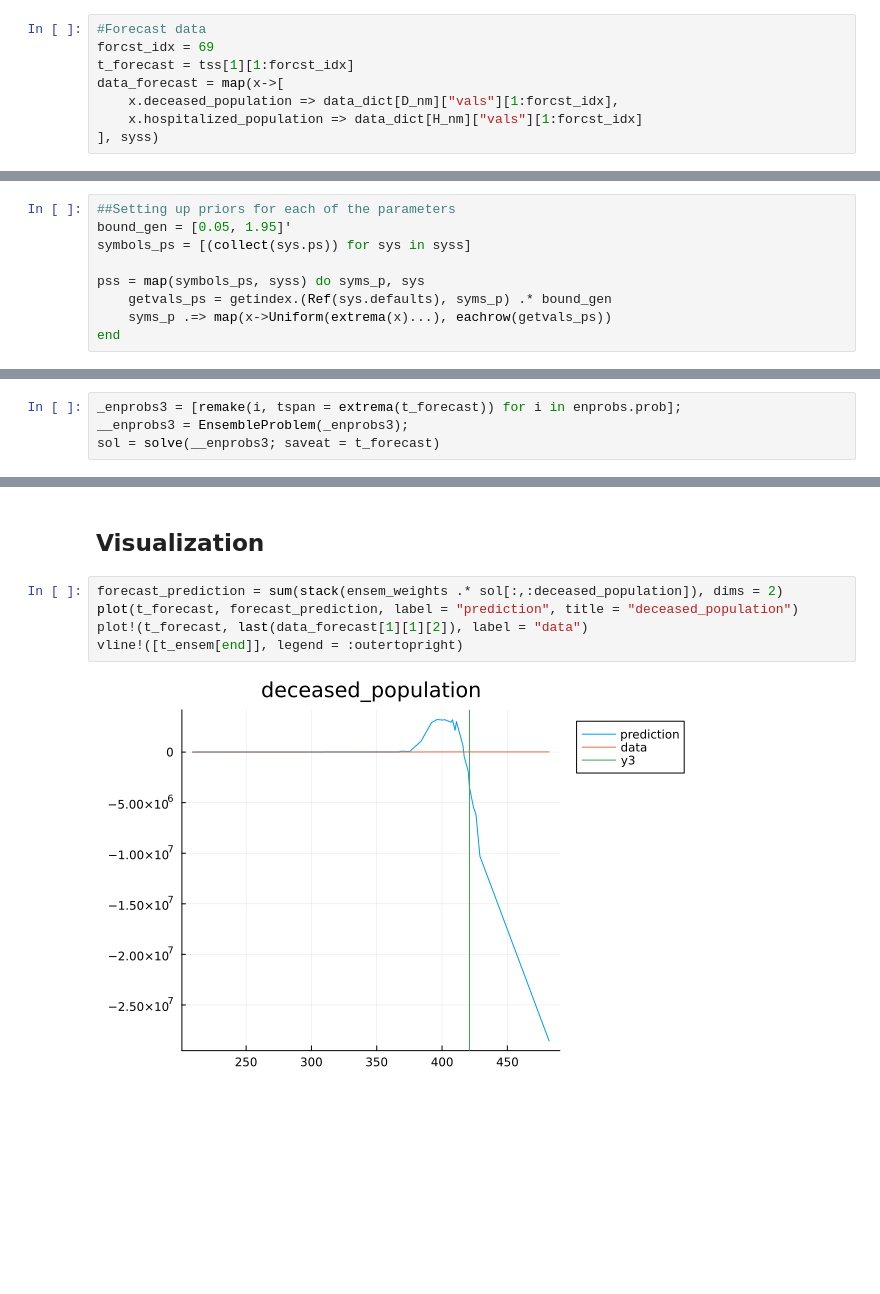
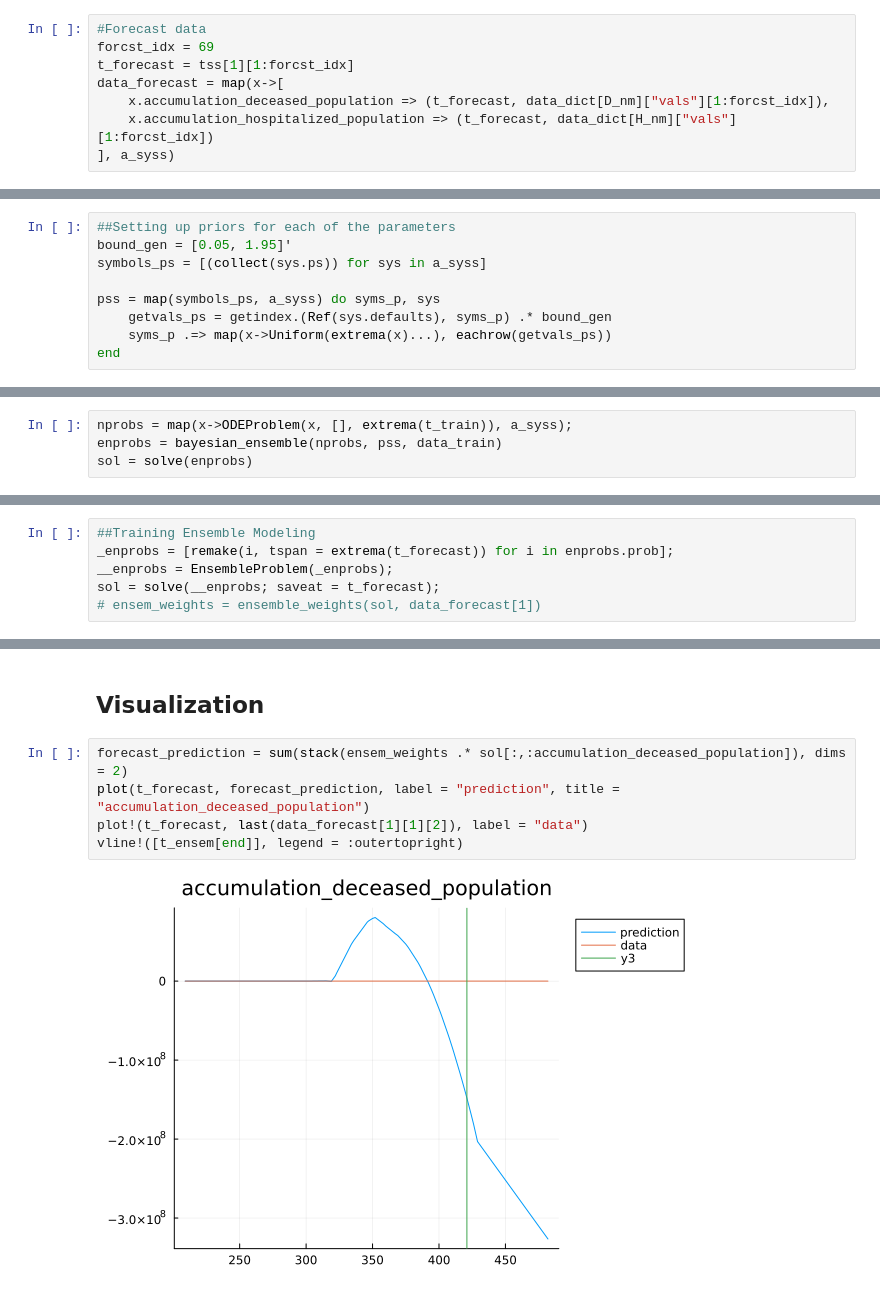
Before and after one commit to DARPA-ASKEM/TA3_Evaluation_Resources, a Jupyter notebook: BayesianEnsembleChallenge.ipynb, the cells around one changed output, grey strips where cells are left out. Cells and saved outputs as stored; diff of their text form; blank space fills up the shorter version.

Commit message:
Update BayesianEnsembleChallenge

```diff
--- a/BayesianEnsembleChallenge.ipynb
+++ b/BayesianEnsembleChallenge.ipynb
@@ -141,7 +150,7 @@ data_ensem = map(x->[
 forcst_idx = 69
 t_forecast = tss[1][1:forcst_idx]
 data_forecast = map(x->[
-    x.deceased_population => data_dict[D_nm]["vals"][1:forcst_idx],
-    x.hospitalized_population => data_dict[H_nm]["vals"][1:forcst_idx]
-], syss)
+    x.accumulation_deceased_population => (t_forecast, data_dict[D_nm]["vals"][1:forcst_idx]),
+    x.accumulation_hospitalized_population => (t_forecast, data_dict[H_nm]["vals"][1:forcst_idx])
+], a_syss)
 # %% [output]
@@ -200,9 +163,9 @@ data_forecast = map(x->[
 # %%
 ##Setting up priors for each of the parameters
 bound_gen = [0.05, 1.95]'
-symbols_ps = [(collect(sys.ps)) for sys in syss]
+symbols_ps = [(collect(sys.ps)) for sys in a_syss]
 
-pss = map(symbols_ps, syss) do syms_p, sys
+pss = map(symbols_ps, a_syss) do syms_p, sys
     getvals_ps = getindex.(Ref(sys.defaults), syms_p) .* bound_gen
     syms_p .=> map(x->Uniform(extrema(x)...), eachrow(getvals_ps))
 end
@@ -221,0 +177,4 @@ sol = solve(enprobs)
+# %%
+nprobs = map(x->ODEProblem(x, [], extrema(t_train)), a_syss);
+enprobs = bayesian_ensemble(nprobs, pss, data_train)
+sol = solve(enprobs)
@@ -319,19 +282,21 @@ ErrorException: Expects 65 elements in each col of y, found 69.
 # %% [markdown]
 ## Forecasting
 # %%
-_enprobs3 = [remake(i, tspan = extrema(t_forecast)) for i in enprobs.prob];
-__enprobs3 = EnsembleProblem(_enprobs3);
-sol = solve(__enprobs3; saveat = t_forecast)
+##Training Ensemble Modeling
+_enprobs = [remake(i, tspan = extrema(t_forecast)) for i in enprobs.prob];
+__enprobs = EnsembleProblem(_enprobs);
+sol = solve(__enprobs; saveat = t_forecast);
+# ensem_weights = ensemble_weights(sol, data_forecast[1])
 # %% [output]
 EnsembleSolution Solution of length 303 with uType:
 ODESolution{Float64, 2, Vector{Vector{Float64}}, Nothing, Nothing, Vector{Float64}, Vector{Vector{Vector{Float64}}}, ODEProblem{Vector{Float64}, Tuple{Float64, Float64}, true, Vector{Float64}, ODEFunc ...
 # %% [markdown]
 ## Visualization
 # %%
-forecast_prediction = sum(stack(ensem_weights .* sol[:,:deceased_population]), dims = 2)
-plot(t_forecast, forecast_prediction, label = "prediction", title = "deceased_population")
+forecast_prediction = sum(stack(ensem_weights .* sol[:,:accumulation_deceased_population]), dims = 2)
+plot(t_forecast, forecast_prediction, label = "prediction", title = "accumulation_deceased_population")
 plot!(t_forecast, last(data_forecast[1][1][2]), label = "data")
 vline!([t_ensem[end]], legend = :outertopright)
 # %% [output]
-[figure, old version]
+[figure, new version]
 # %%
```
Also changed, not shown: parts of 19 cells of this notebook.
